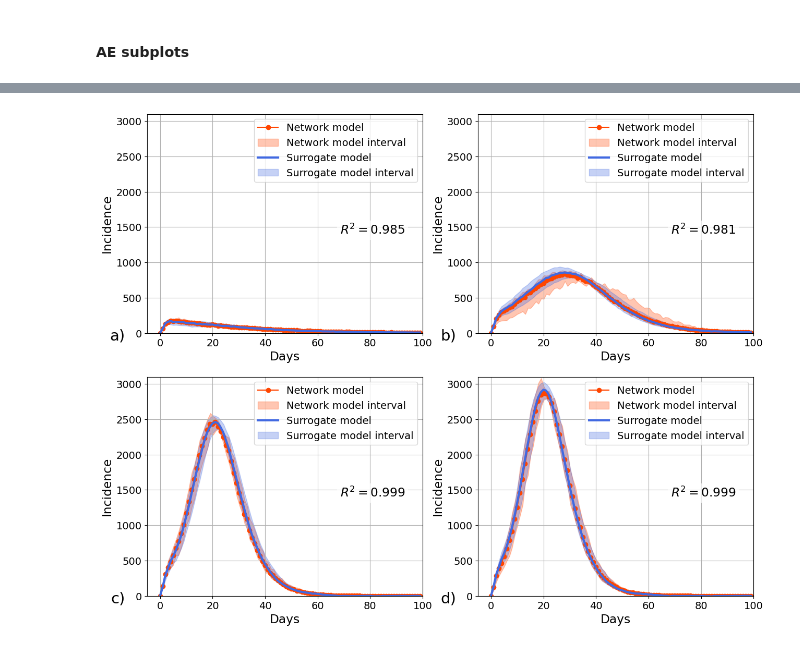
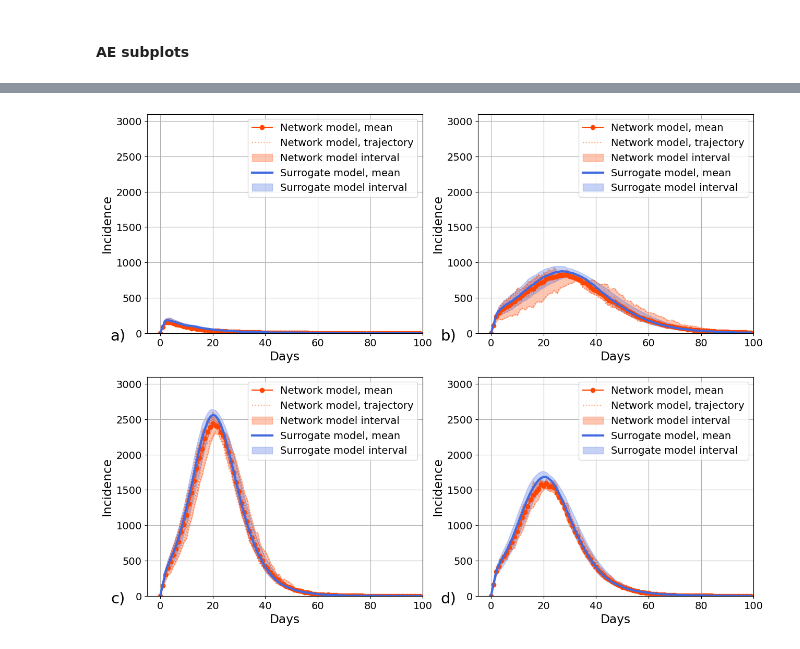
Before and after one commit to Mpkosh/hybrid_surrogate, a Jupyter notebook: notebooks/autoencoder_network_model_interval.ipynb, the cells around one changed output, grey strips where cells are left out. Saved outputs shown, nothing was run; the diff lists cells and outputs as text; code cells hidden in the pictures.

```diff
--- a/notebooks/autoencoder_network_model_interval.ipynb
+++ b/notebooks/autoencoder_network_model_interval.ipynb
@@ -284,7 +333,7 @@ torch.save(ae, '../models/autoencoder_interval_barabasi_100k_n.pt')
 # torch.save(ae, '../models/autoencoder_interval_barabasi_100k.pt')
 
 # Loading
-ae = torch.load('../models/autoencoder_interval_barabasi_100k.pt', weights_only=False)
+ae = torch.load('../models/autoencoder_interval_barabasi_100k_n.pt', weights_only=False)
 ae.eval()
 # %% [output]
 Autoencoder(
@@ -424,2 +475,10 @@ for elem in test_indices:
 # %% [markdown]
 #### AE subplots
+# %%
+qw = pd.read_csv(r'../data/data_ba_100000.csv', index_col=0
+                ).reset_index(drop=True)
+qw['group'] = qw.index//10
+mtr, mtest = train_test_split(X, test_size=2400,
+                                   random_state=42, stratify=None)
+mtest.index
+mtr.index
@@ -425,0 +554,10 @@ for elem in test_indices:
+# %%
+rq = pd.read_csv(r'../data/network_model_interval_dataset_7200.csv',
+                 index_col=0).iloc[:,5:]
+plt.plot(rq.iloc[real_idx, range(tmax, 2*tmax)].values.T)
+plt.plot(rq.iloc[real_idx, range(2*tmax, 3*tmax)].values.T)
+
+part = qw[qw.group==real_idx].iloc[:,5:-1]
+part.columns = part.columns.astype(int)
+plt.plot(part.T, color='OrangeRed', ls=':', alpha=.5,
+                 label=['Network model, trajectory']+['']*9);
@@ -426,6 +566,7 @@ for elem in test_indices:
 # %%
 fontsize = 14
-test_indices = [11,7,1,15]
+test_indices = [1100,7,1,150]
+
 rows = 2
 cols = 2
 fig, ax = plt.subplots(rows, cols, figsize=(15, 12))
@@ -442,39 +583,47 @@ for row in range(rows):
         surrogate_sim = predict(ae, X_test[test_indices[counter]]).numpy()
         r2 = r2_score(y_test[test_indices[counter]], surrogate_sim)
 
         gt = np.array(y_test[test_indices[counter]])
 
-        ax[row][col].plot(gt[mean_index][:cut], label='Network model',
+        ax[row][col].plot(gt[mean_index][:cut], label='Network model, mean',
                           marker='o', color='OrangeRed')
-        ax[row][col].fill_between(np.linspace(0, tmax, tmax)[:cut], gt[low_index][:cut], gt[high_index][:cut],
-                            alpha = 0.3, color='OrangeRed', label='Network model interval')
 
-        ax[row][col].plot(surrogate_sim[mean_index][:cut], lw=3, color='RoyalBlue', label='Surrogate model')
+        real_idx = mtest.iloc[test_indices[counter]].name
+        part = qw[qw.group==real_idx].iloc[:,5:-1]
+        part.columns = part.columns.astype(int)
+        ax[row][col].plot(part.T, color='OrangeRed', ls=':', alpha=.5,
+                         label=['Network model, trajectory']+['']*9)
+
+        ax[row][col].fill_between(np.linspace(0, tmax, tmax)[:cut],
+                                  gt[low_index][:cut], gt[high_index][:cut],
+                            alpha = 0.3, color='OrangeRed',
+                                  label='Network model interval')
+
+        ax[row][col].plot(surrogate_sim[mean_index][:cut], lw=3,
+                          color='RoyalBlue', label='Surrogate model, mean')
         ax[row][col].fill_between(np.linspace(0, tmax, tmax)[:cut],
                     surrogate_sim[low_index][:cut],
                     surrogate_sim[high_index][:cut],
-                    alpha = 0.3, color='RoyalBlue', label='Surrogate model interval')
+                    alpha = 0.3, color='RoyalBlue',
+                                  label='Surrogate model interval')
 
         ax[row][col].set_xlabel('Days', fontsize=1.2*fontsize)
         ax[row][col].set_ylabel('Incidence', fontsize=1.2*fontsize)
         ax[row][col].set_ylim(0, 3100)
         ax[row][col].set_xlim(-5, cut)
         ax[row][col].tick_params(axis='both', which='major', labelsize=fontsize)
         ax[row][col].legend(fontsize=fontsize)
         ax[row][col].grid()
 
         # Add subplot label outside the top-left corner
         ax[row][col].annotate(labels[counter], xy=(0, 0), xycoords='axes fraction',
                               xytext=(-30, -10), textcoords='offset points',
                               fontsize=1.5*fontsize, ha='right', va='baseline')
-        ax[row][col].text(0.7, 0.5, r'$R^2={}$'.format(round(r2, 3)), transform=ax[row][col].transAxes,
-                          fontsize=1.2*fontsize, verticalalignment='top',
-                          bbox=dict(facecolor='white', edgecolor='none', alpha=0.7))
 
         counter += 1
 
 
 fig.savefig('../figures/ae_ba_network_subplots_interval_estimation.pdf', bbox_inches='tight')
 fig.savefig('../figures/ae_ba_network_subplots_interval_estimation.png', dpi=600, bbox_inches='tight')
 # %% [output]
-[figure, old version]
+[figure, new version]
```
Also changed, not shown: parts of 20 cells of this notebook, 43 other files.
